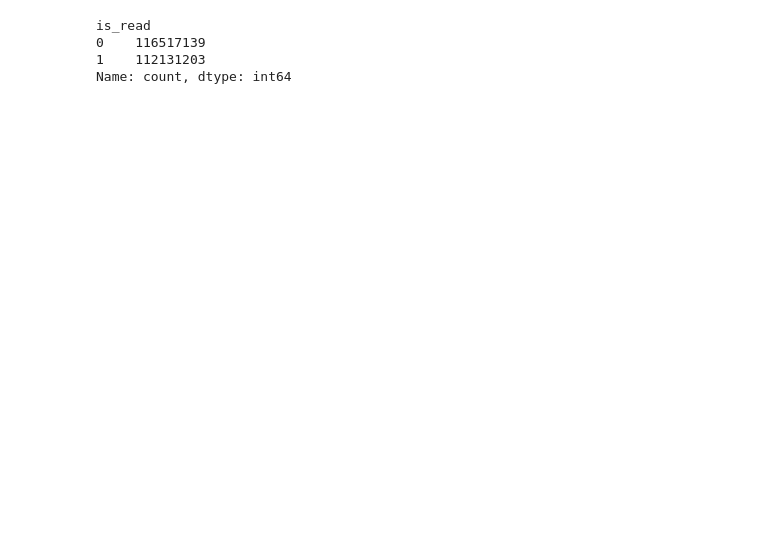
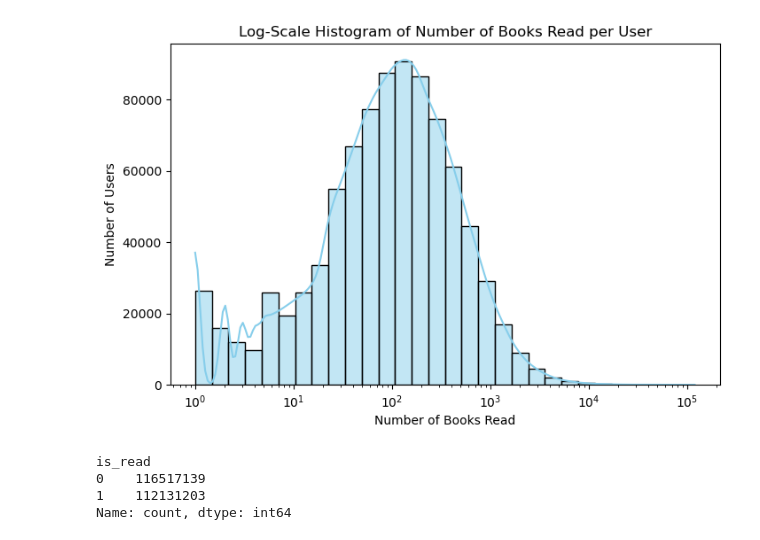
Before and after one commit to mud66/Recommender-System-GoodReads, a Jupyter notebook: Process/EDA.ipynb, the cells around one changed output. Drawn from its saved outputs; the diff is of its cells as text; code cells hidden in the pictures; blank space fills up the shorter version.

```diff
--- a/Process/EDA.ipynb
+++ b/Process/EDA.ipynb
@@ -6,13 +6,32 @@ from tqdm import tqdm
 tqdm.pandas()
 # %%
 read = pd.read_pickle('../Pickle/read.pkl')
+# %%
+import matplotlib.pyplot as plt
+import seaborn as sns
+
+# Count the number of books read per user
+books_per_user = read.groupby('user_id').size()
+
+# Plot histogram with log scale
+plt.figure(figsize=(8, 5))
+sns.histplot(books_per_user, bins=30, kde=True, log_scale=True, color='skyblue')
+
+# Add titles and labels
+plt.title('Log-Scale Histogram of Number of Books Read per User')
+plt.xlabel('Number of Books Read')
+plt.ylabel('Number of Users')
+
+plt.show()
+# %% [output]
+[figure, added]
+# %%
+read['is_read'].value_counts()
+# %% [output]
+is_read
+0    116517139
+1    112131203
+Name: count, dtype: int64
 # %%
 # Filter out rows where 'is_read' is 0
 read = read[read['is_read'] == 1]
-# %%
-read['is_read'].value_counts()
-# %% [output]
-is_read
-0    116517139
-1    112131203
-Name: count, dtype: int64
```
Also changed, not shown: parts of 5 cells of this notebook, 9 other files.
